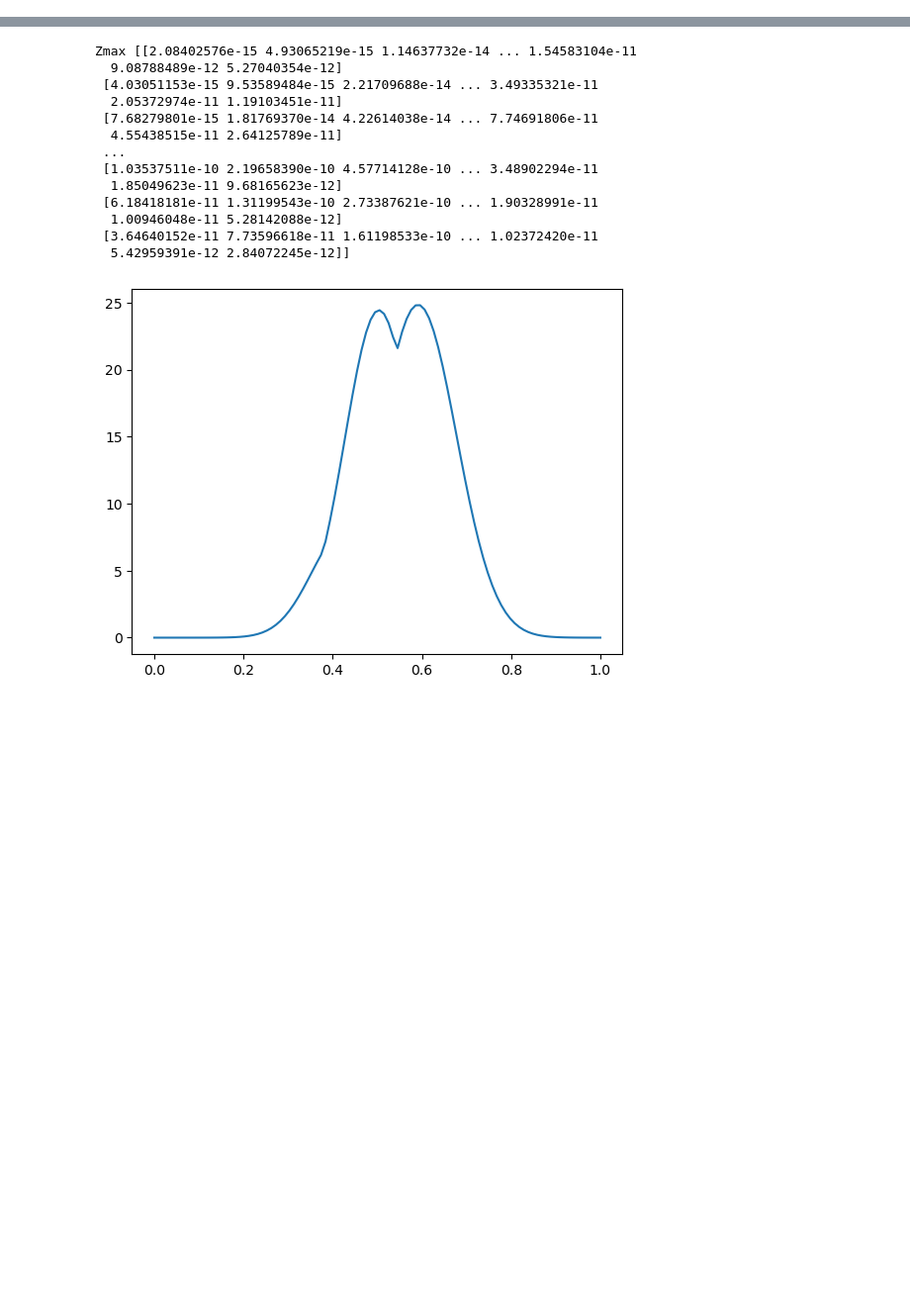
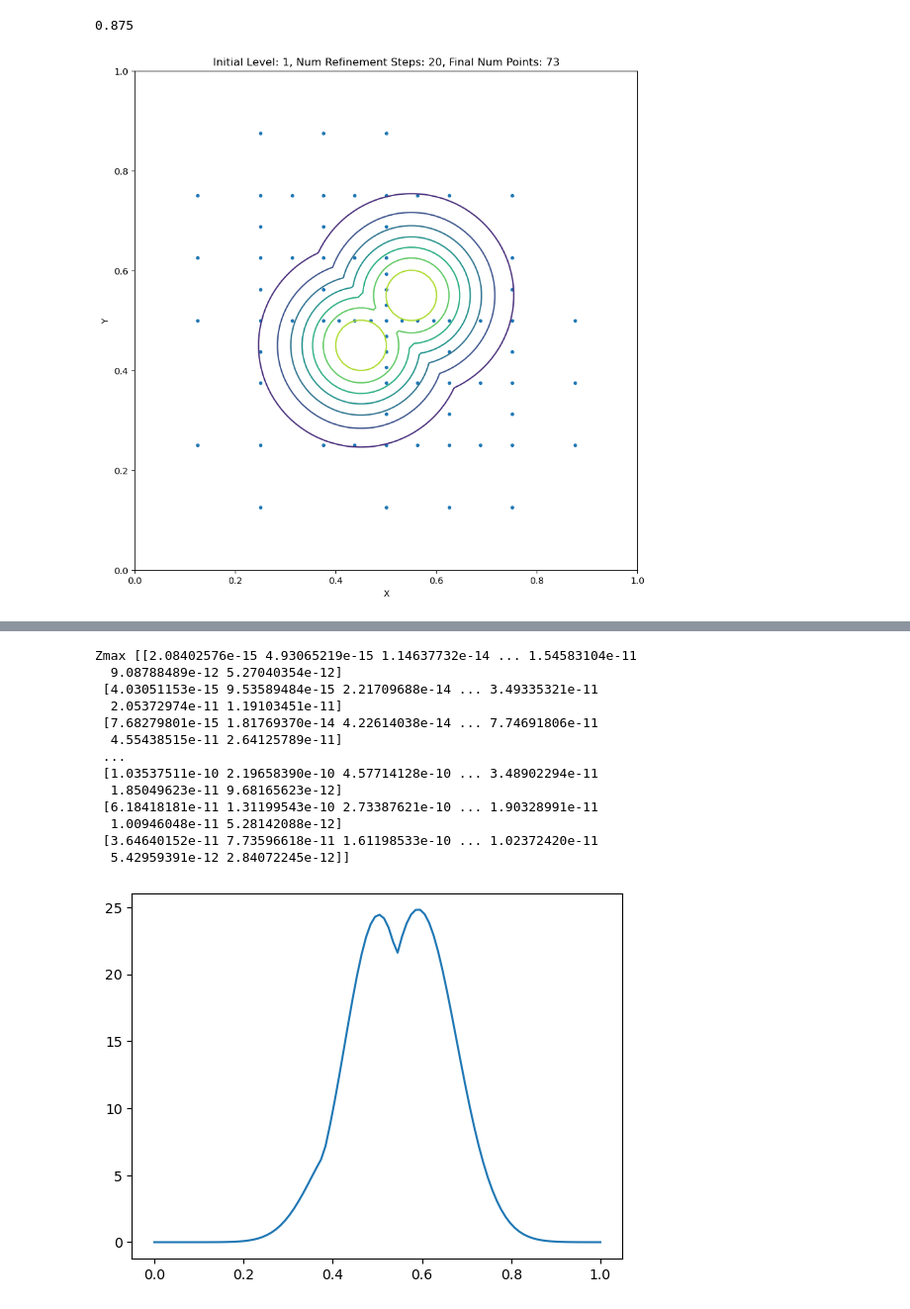
Before and after one commit to DanHarJor/GENE_UQ, a Jupyter notebook: SGPP_testing/SG++refinement.ipynb, the cells around one changed output, grey strips where cells are left out. Shown at 99% size. Drawn from its saved outputs; the diff is of its cells as text; code cells hidden in the pictures; blank space fills up the shorter version.

```diff
--- a/SG++refinement.ipynb
+++ b/SGPP_testing/SG++refinement.ipynb
@@ -2,0 +319,77 @@ https://sgpp.sparsegrids.org/docs/example_refinement_py.html
+# %%
+# import pysgpp library
+import pysgpp
+
+f = lambda x0, x1: mmg.evaluate([x0, x1])
+# f = lambda x0, x1: 16.0 * (x0-1)*x0 * (x1-1)*x1*x1
+
+dim = 2
+level = 4
+p = 3
+hasBoundary = True
+
+# basis1d = pysgpp.SBsplineBase(p)
+# basis = pysgpp.HeterogeneousBasis(dim, basis1d)
+# grid = pysgpp.Grid.createModBsplineGrid(dim, p)
+# combiGrid = pysgpp.CombinationGrid.fromRegularSparse(dim, level, basis, hasBoundary)
+# gridStorage = pysgpp.HashGridStorage(dim)
+# max_grid_points=1000
+
+# adaptivity of grid generation
+# gamma = 0.95
+# gridGen = pysgpp.OptIterativeGridGeneratorRitterNovak(f, grid, max_grid_points, gamma)
+
+dim = 2
+poly_basis_degree = 20
+# grid = pysgpp.Grid.createPolyGrid(dim, poly_basis_degree)
+grid = pysgpp.Grid.createLinearGrid(dim)
+gridStorage = grid.getStorage()
+#create regular sparse grid, level 3
+initial_level = 1
+gridGen = grid.getGenerator()
+gridGen.regular(initial_level)
+print("number of initial grid points:    {}".format(gridStorage.getSize()))
+
+alpha = pysgpp.DataVector(gridStorage.getSize())
+print("length of alpha vector:           {}".format(alpha.getSize()))
+# Obtain function values and refine adaptively 5 times
+num_refinement_steps = 20
+for refnum in range(num_refinement_steps):
+    # set function values in alpha
+    for i in range(gridStorage.getSize()):
+        gp = gridStorage.getPoint(i)
+        alpha[i] = f(gp.getStandardCoordinate(0), gp.getStandardCoordinate(1))
+    pysgpp.createOperationHierarchisation(grid).doHierarchisation(alpha)
+    gridGen.refine(pysgpp.SurplusRefinementFunctor(alpha, 1))
+    print("refinement step {}, new grid size: {}".format(refnum+1, gridStorage.getSize()))
+    alpha.resizeZero(gridStorage.getSize())
+
+
+
+
+
+
+
+
+import matplotlib.pyplot as plt
+x0 = []
+x1 = []
+
+for i in range(gridStorage.getSize()):
+    gp = gridStorage.getPoint(i)
+    x0.append(gp.getStandardCoordinate(0))
+    x1.append(gp.getStandardCoordinate(1))
+
+# plt.figure(dpi=100)
+# plt.plot(x0,x1, '.')
+# plt.xlabel('x')
+# plt.ylabel('y')
+# plt.xlim(0,1)
+# plt.ylim(0,1)
+mmg.plot_2d_gaussians(onlyContour=True, sample_points=(x0,x1), title=f"Initial Level: {initial_level}, Num Refinement Steps: {num_refinement_steps}, Final Num Points: {len(x0)}")
+
+
+print(len(x0))
+
+np.max(x1)
+# %% [output]
@@ -2,0 +413,2 @@ https://sgpp.sparsegrids.org/docs/example_refinement_py.html
+0.875
+[figure, added]
```
Also changed, not shown: parts of 26 cells of this notebook, 3 other files.
